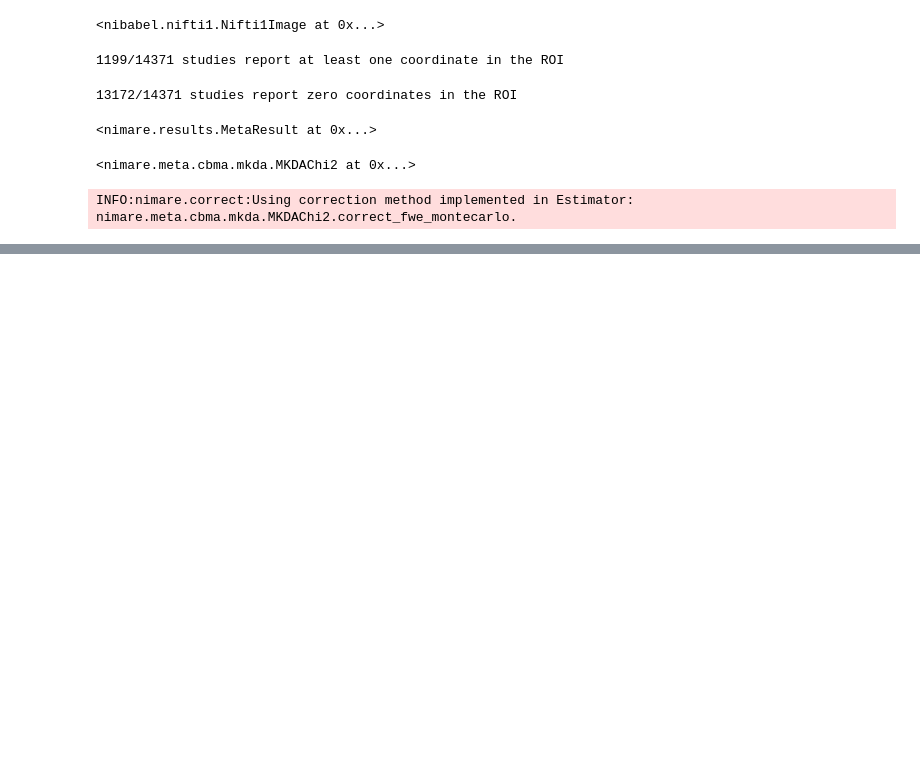
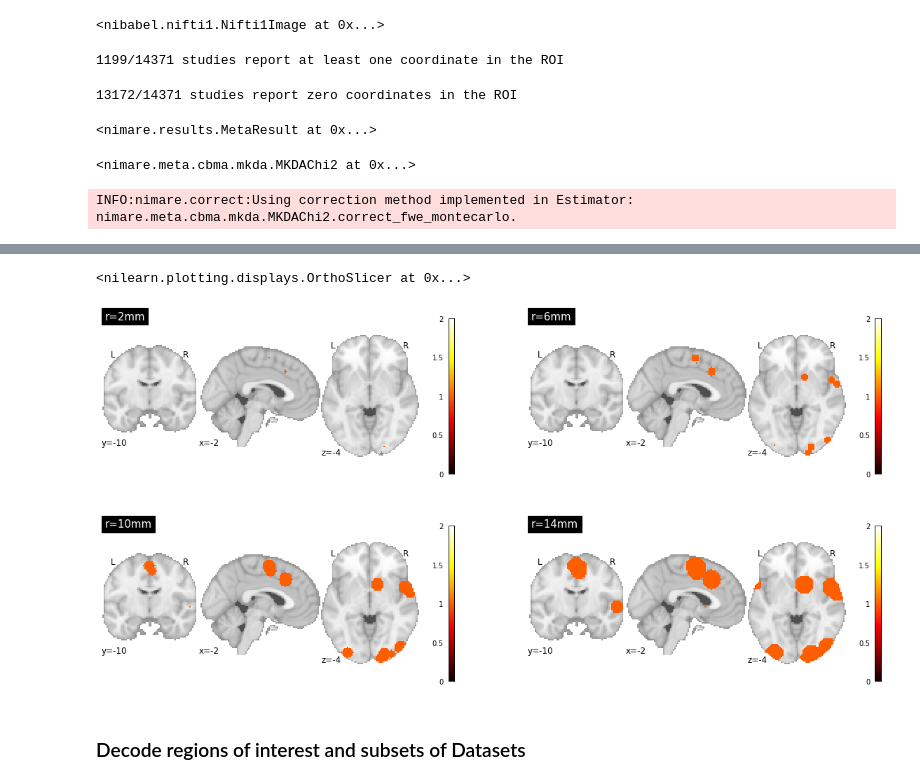
Before and after one commit to ReinderVosDeWael/BrainStat, a Jupyter notebook: nima/example_nimare.ipynb, the cells around one changed output, grey strips where cells are left out. Cells and saved outputs as stored; diff of their text form; code cells hidden in the pictures; blank space fills up the shorter version.

Commit message:
decode regions of interests...

```diff
--- a/nima/example_nimare.ipynb
+++ b/nima/example_nimare.ipynb
@@ -249,0 +268,37 @@ INFO:nimare.correct:Using correction method implemented in Estimator: nimare.met
+# %%
+# Let's start by downloading a dataset
+dset_dir = nimare.extract.download_nidm_pain(data_dir = os.path.abspath("./example_data"))
+dset_file = os.path.join(get_test_data_path(), "nidm_pain_dset.json")
+dset = nimare.dataset.Dataset(dset_file)
+# %%
+kernel = nimare.meta.kernel.MKDAKernel(r=2)
+mkda_r02 = kernel.transform(dset, return_type="image")
+kernel = nimare.meta.kernel.MKDAKernel(r=6)
+mkda_r06 = kernel.transform(dset, return_type="image")
+kernel = nimare.meta.kernel.MKDAKernel(r=10)
+mkda_r10 = kernel.transform(dset, return_type="image")
+kernel = nimare.meta.kernel.MKDAKernel(r=14)
+mkda_r14 = kernel.transform(dset, return_type="image")
+# %%
+fig, axes = plt.subplots(nrows=2, ncols=2, figsize=(20, 10))
+
+plot_stat_map(
+    mkda_r02[2], cut_coords=[-2, -10, -4], title="r=2mm", vmax=2,
+    axes=axes[0, 0], draw_cross=False)
+
+plot_stat_map(
+    mkda_r06[2], cut_coords=[-2, -10, -4], title="r=6mm", vmax=2,
+    axes=axes[0, 1], draw_cross=False)
+
+plot_stat_map(
+    mkda_r10[2], cut_coords=[-2, -10, -4], title="r=10mm", vmax=2,
+    axes=axes[1, 0], draw_cross=False, )
+
+plot_stat_map(
+    mkda_r14[2], cut_coords=[-2, -10, -4], title="r=14mm", vmax=2,
+    axes=axes[1, 1], draw_cross=False, )
+# %% [output]
+<nilearn.plotting.displays.OrthoSlicer at 0x...>
+[figure, added]
+# %% [markdown]
+### Decode regions of interest and subsets of Datasets
```
Also changed, not shown: parts of 12 cells of this notebook.
